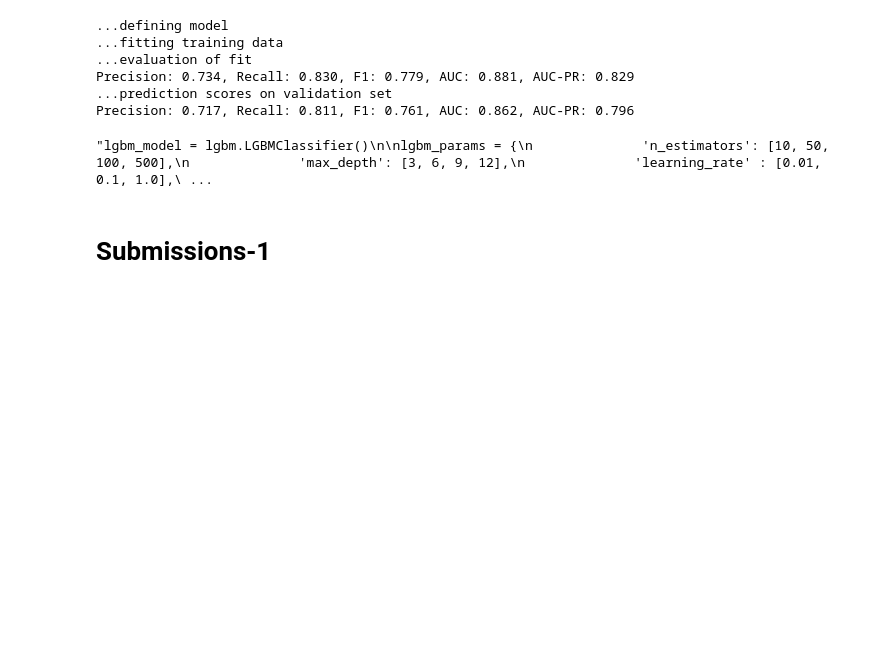
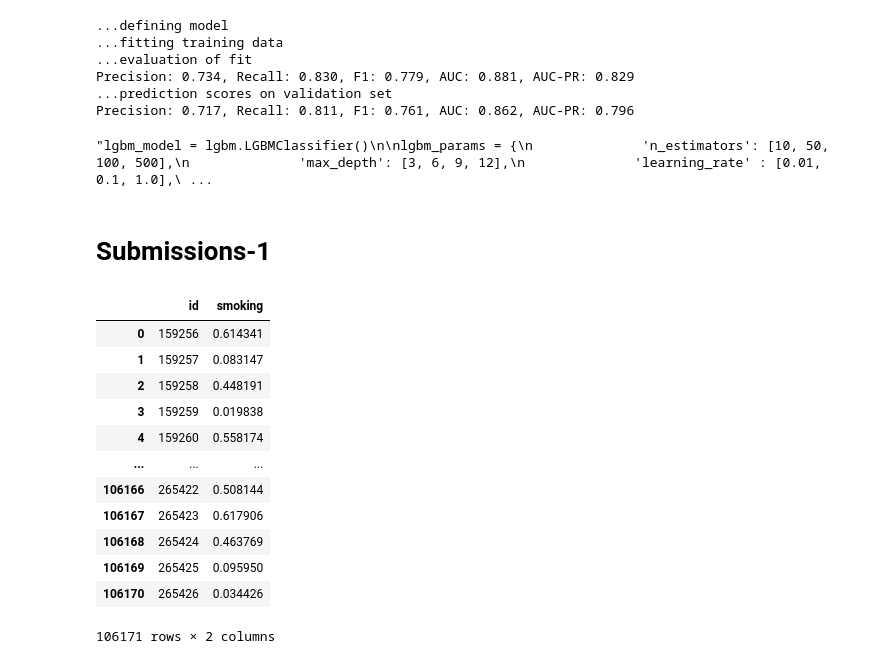
Before and after one commit to abhirup-ghosh/kaggle, a Jupyter notebook: smoker-classifier-using-bio-signals.ipynb, the cells around one changed output. Saved outputs shown, nothing was run; the diff lists cells and outputs as text; code cells hidden in the pictures; blank space fills up the shorter version.

```diff
--- a/smoker-classifier-using-bio-signals.ipynb
+++ b/smoker-classifier-using-bio-signals.ipynb
@@ -663,0 +664,16 @@ submission.to_csv('/kaggle/working/submission_1.csv')
+# %%
+submission
+# %% [output]
+|  | id | smoking |
+| 0 | 159256 | 0.614341 |
+| 1 | 159257 | 0.083147 |
+| 2 | 159258 | 0.448191 |
+| 3 | 159259 | 0.019838 |
+| 4 | 159260 | 0.558174 |
+| ... | ... | ... |
+| 106166 | 265422 | 0.508144 |
+| 106167 | 265423 | 0.617906 |
+| 106168 | 265424 | 0.463769 |
+| 106169 | 265425 | 0.095950 |
+| 106170 | 265426 | 0.034426 |
+106171 rows × 2 columns
```
Also changed, not shown: parts of 1 cell of this notebook.
